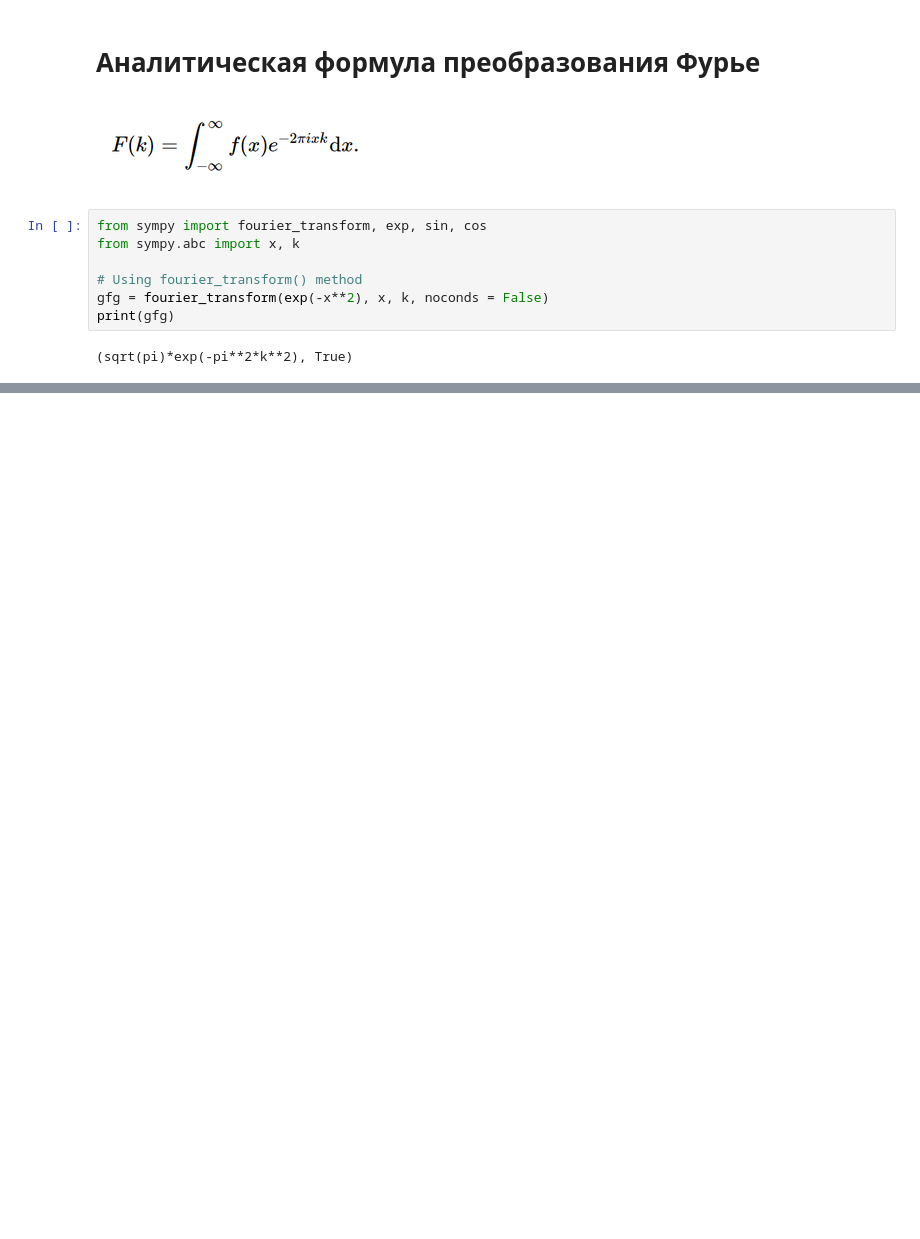
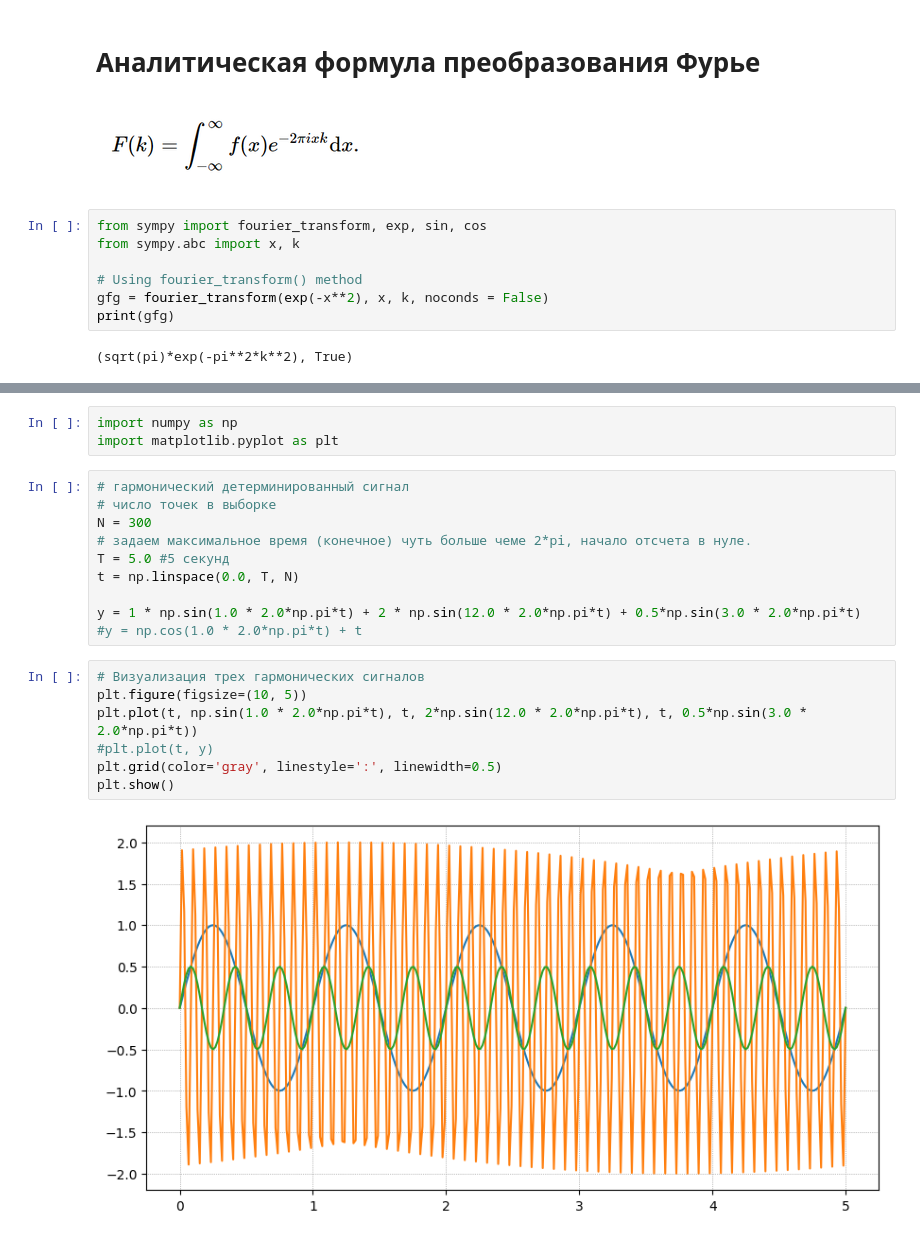
Before and after one commit to TAUforPython/wavelets, a Jupyter notebook: DFT_and_CFT.ipynb, the cells around one changed output, grey strips where cells are left out. Saved outputs shown, nothing was run; the diff lists cells and outputs as text; blank space fills up the shorter version.

```diff
--- a/DFT_and_CFT.ipynb
+++ b/DFT_and_CFT.ipynb
@@ -107,0 +145,22 @@ print(gfg)
+# %%
+import numpy as np
+import matplotlib.pyplot as plt
+# %%
+# гармонический детерминированный сигнал
+# число точек в выборке
+N = 300
+# задаем максимальное время (конечное) чуть больше чеме 2*pi, начало отсчета в нуле.
+T = 5.0 #5 секунд
+t = np.linspace(0.0, T, N)
+
+y = 1 * np.sin(1.0 * 2.0*np.pi*t) + 2 * np.sin(12.0 * 2.0*np.pi*t) + 0.5*np.sin(3.0 * 2.0*np.pi*t)
+#y = np.cos(1.0 * 2.0*np.pi*t) + t
+# %%
+# Визуализация трех гармонических сигналов
+plt.figure(figsize=(10, 5))
+plt.plot(t, np.sin(1.0 * 2.0*np.pi*t), t, 2*np.sin(12.0 * 2.0*np.pi*t), t, 0.5*np.sin(3.0 * 2.0*np.pi*t))
+#plt.plot(t, y)
+plt.grid(color='gray', linestyle=':', linewidth=0.5)
+plt.show()
+# %% [output]
+[figure, added]
```
Also changed, not shown: parts of 24 cells of this notebook.
